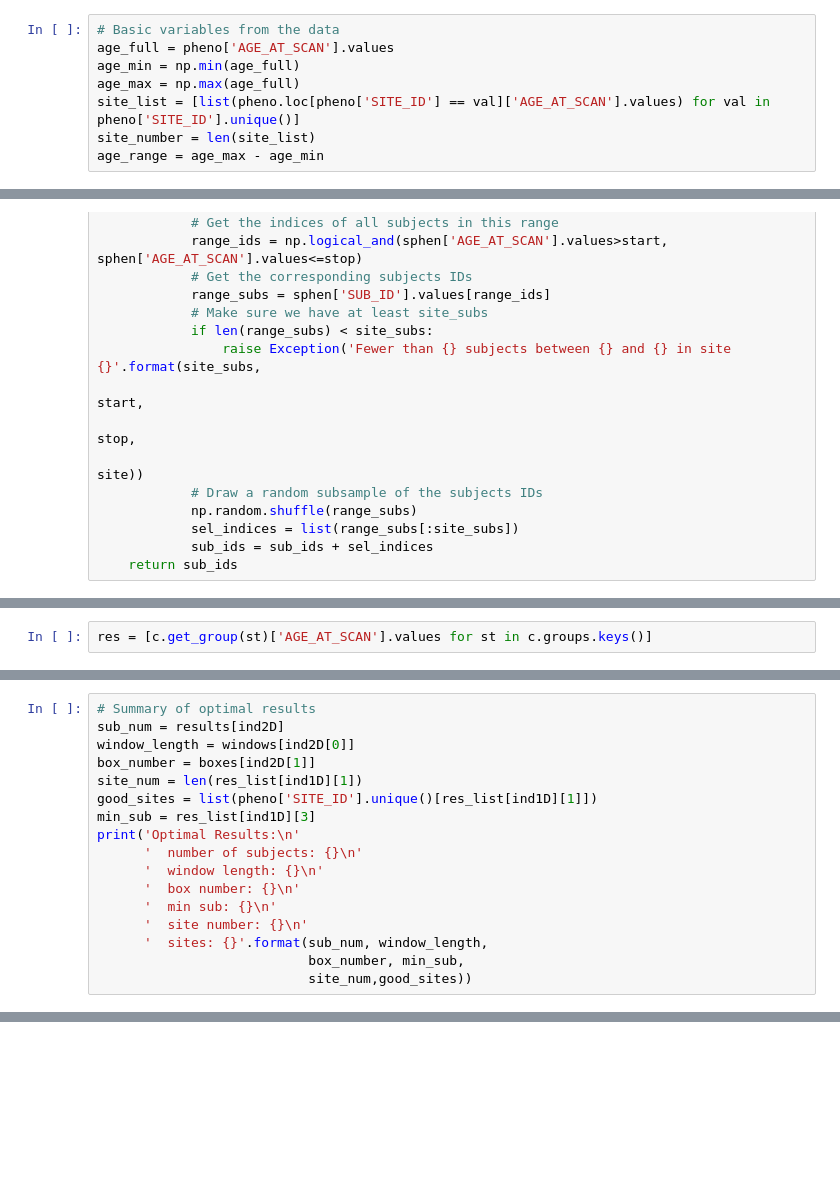
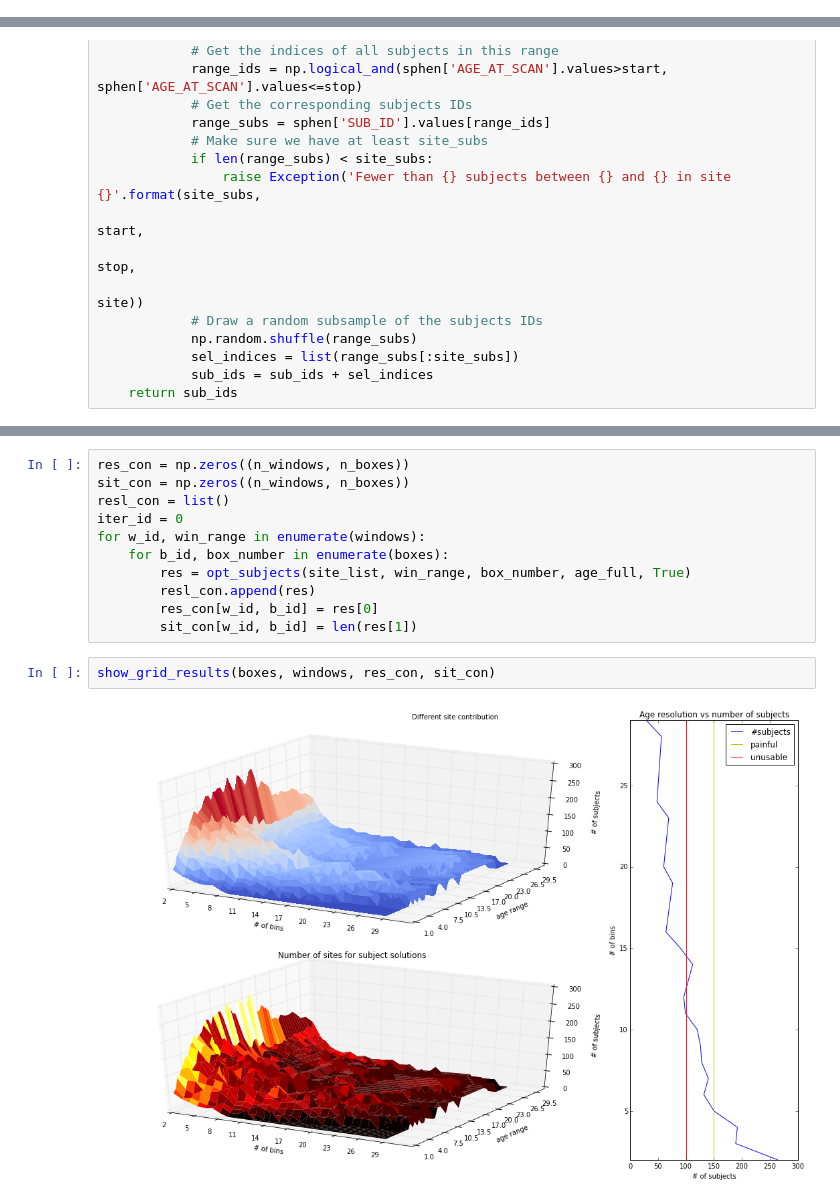
Before and after one commit to SIMEXP/Projects, a Jupyter notebook: Subtypes/uniform_sampling2.ipynb, the cells around one changed output, grey strips where cells are left out. Saved outputs shown, nothing was run; the diff lists cells and outputs as text; blank space fills up the shorter version.

```diff
--- a/Subtypes/uniform_sampling2.ipynb
+++ b/Subtypes/uniform_sampling2.ipynb
@@ -14,11 +13,3 @@ pheno = pd.read_csv(pheno_path)
-# %%
-# Basic variables from the data
-age_full = pheno['AGE_AT_SCAN'].values
-age_min = np.min(age_full)
-age_max = np.max(age_full)
-site_list = [list(pheno.loc[pheno['SITE_ID'] == val]['AGE_AT_SCAN'].values) for val in pheno['SITE_ID'].unique()]
-site_number = len(site_list)
-age_range = age_max - age_min
 # %%
 def gen_window(win_range, box_number, start_age):
     """
@@ -517,2 +279,0 @@ c = b.groupby('SITE_ID')
-# %%
-res = [c.get_group(st)['AGE_AT_SCAN'].values for st in c.groups.keys()]
@@ -786,17 +279,0 @@ Find the window length and the number of boxes
-# %%
-# Summary of optimal results
-sub_num = results[ind2D]
-window_length = windows[ind2D[0]]
-box_number = boxes[ind2D[1]]
-site_num = len(res_list[ind1D][1])
-good_sites = list(pheno['SITE_ID'].unique()[res_list[ind1D][1]])
-min_sub = res_list[ind1D][3]
-print('Optimal Results:\n'
-      '  number of subjects: {}\n'
-      '  window length: {}\n'
-      '  box number: {}\n'
-      '  min sub: {}\n'
-      '  site number: {}\n'
-      '  sites: {}'.format(sub_num, window_length,
-                           box_number, min_sub,
-                           site_num,good_sites))
@@ -812,0 +388,15 @@ All nice and dandy but let's try to not force all sites to have the same amount
+# %%
+res_con = np.zeros((n_windows, n_boxes))
+sit_con = np.zeros((n_windows, n_boxes))
+resl_con = list()
+iter_id = 0
+for w_id, win_range in enumerate(windows):
+    for b_id, box_number in enumerate(boxes):
+        res = opt_subjects(site_list, win_range, box_number, age_full, True)
+        resl_con.append(res)
+        res_con[w_id, b_id] = res[0]
+        sit_con[w_id, b_id] = len(res[1])
+# %%
+show_grid_results(boxes, windows, res_con, sit_con)
+# %% [output]
+[figure, added]
```
Also changed, not shown: parts of 63 cells of this notebook.
